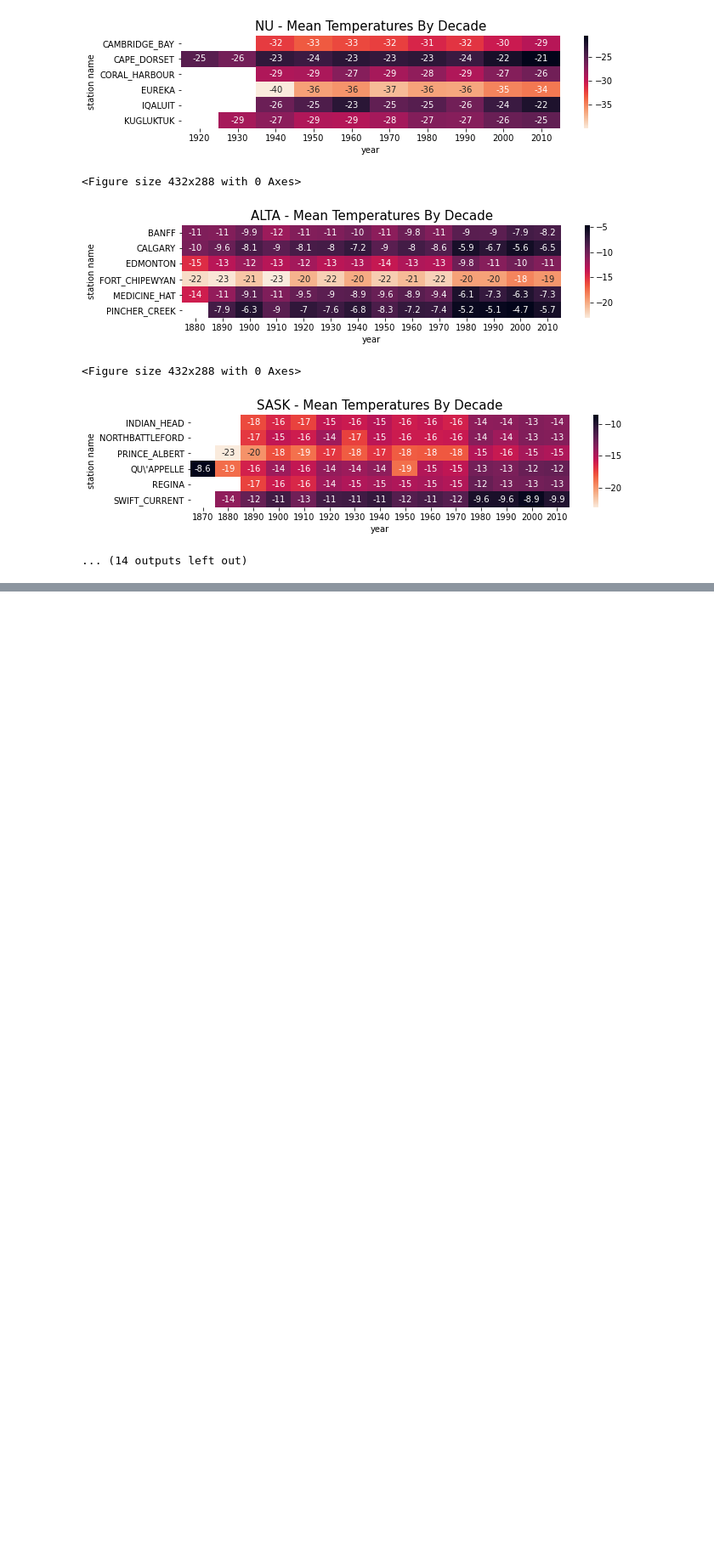
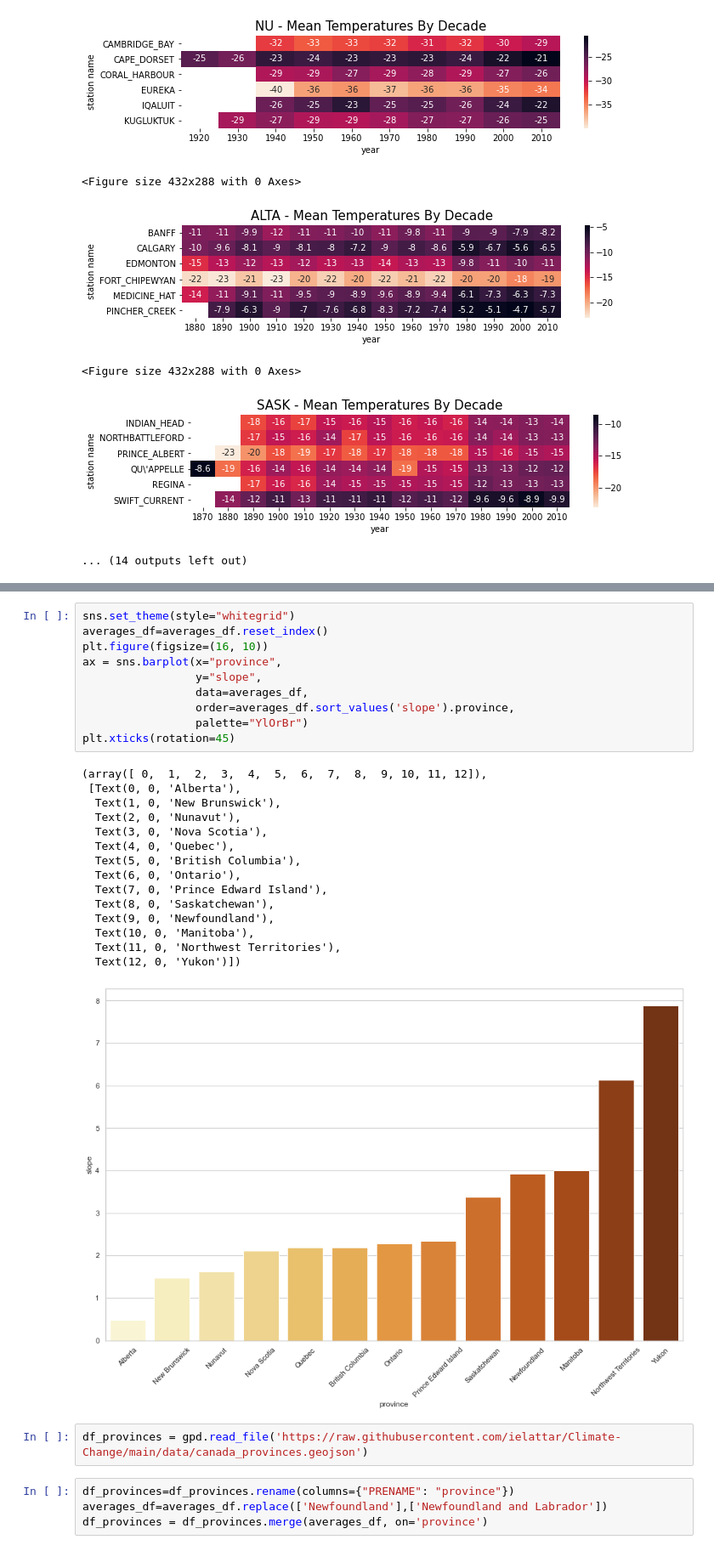
Before and after one commit to ielattar/Climate-Change, a Jupyter notebook: notebooks/temperature_trends.ipynb, the cells around one changed output, grey strips where cells are left out. Shown at 85% size. Saved outputs shown, nothing was run; the diff lists cells and outputs as text; blank space fills up the shorter version.

```diff
--- a/notebooks/temperature_trends.ipynb
+++ b/notebooks/temperature_trends.ipynb
@@ -162,0 +249,32 @@ for aProvince in provinces_list:
+# %%
+sns.set_theme(style="whitegrid")
+averages_df=averages_df.reset_index()
+plt.figure(figsize=(16, 10))
+ax = sns.barplot(x="province",
+                 y="slope",
+                 data=averages_df,
+                 order=averages_df.sort_values('slope').province,
+                 palette="YlOrBr")
+plt.xticks(rotation=45)
+# %% [output]
+(array([ 0,  1,  2,  3,  4,  5,  6,  7,  8,  9, 10, 11, 12]),
+ [Text(0, 0, 'Alberta'),
+  Text(1, 0, 'New Brunswick'),
+  Text(2, 0, 'Nunavut'),
+  Text(3, 0, 'Nova Scotia'),
+  Text(4, 0, 'Quebec'),
+  Text(5, 0, 'British Columbia'),
+  Text(6, 0, 'Ontario'),
+  Text(7, 0, 'Prince Edward Island'),
+  Text(8, 0, 'Saskatchewan'),
+  Text(9, 0, 'Newfoundland'),
+  Text(10, 0, 'Manitoba'),
+  Text(11, 0, 'Northwest Territories'),
+  Text(12, 0, 'Yukon')])
+[figure, added]
+# %%
+df_provinces = gpd.read_file('https://raw.githubusercontent.com/ielattar/Climate-Change/main/data/canada_provinces.geojson')
+# %%
+df_provinces=df_provinces.rename(columns={"PRENAME": "province"})
+averages_df=averages_df.replace(['Newfoundland'],['Newfoundland and Labrador'])
+df_provinces = df_provinces.merge(averages_df, on='province')
```
Also changed, not shown: parts of 15 cells of this notebook, 3 other files.
